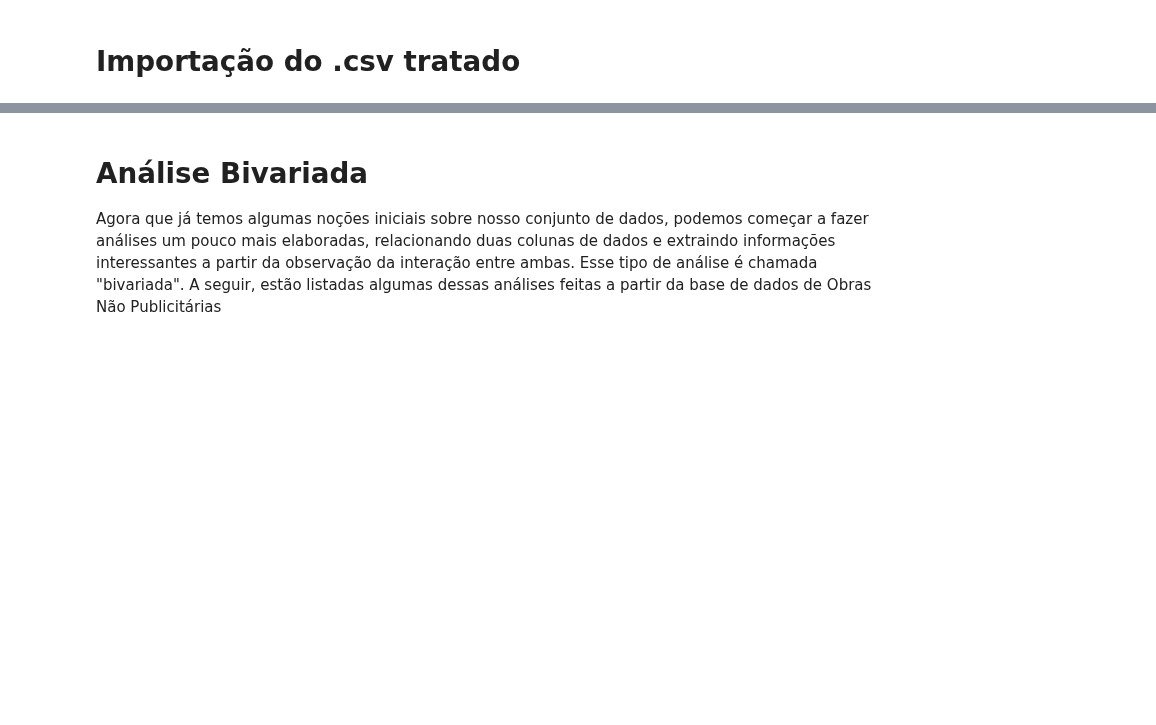
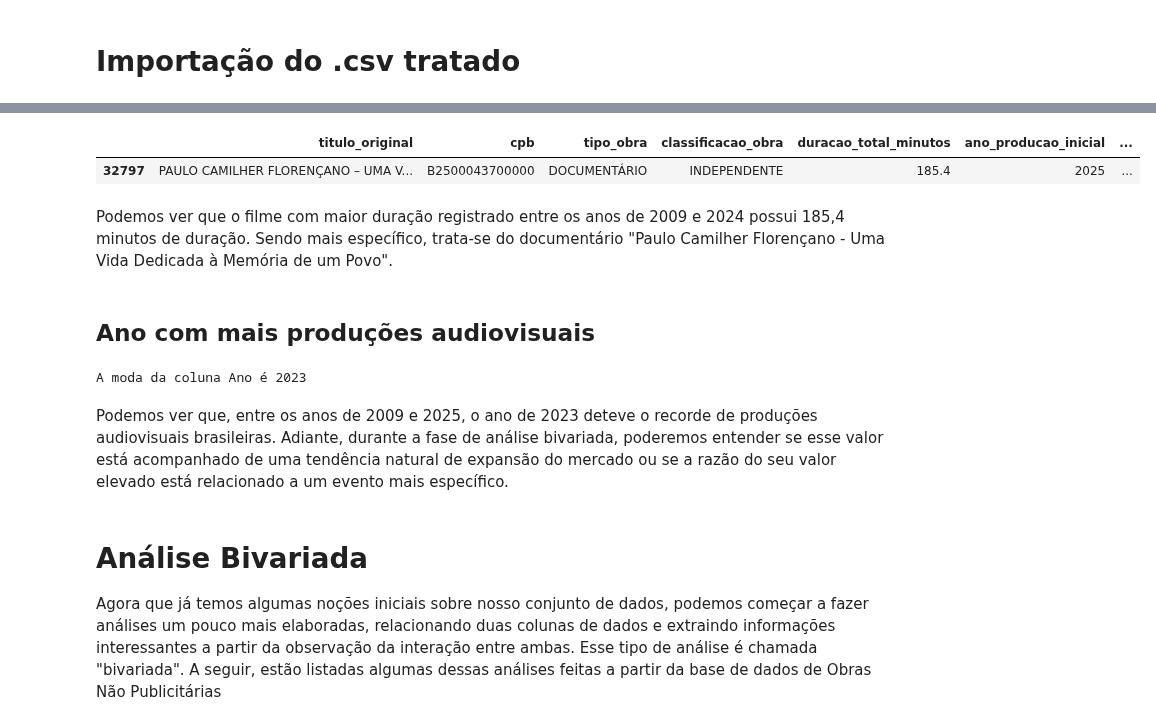
Before and after one commit to JamesIslan/analise-dados-ancine, a Jupyter notebook: src/analise/analise-obras.ipynb, the cells around one changed output, grey strips where cells are left out. Drawn from its saved outputs; the diff is of its cells as text; code cells hidden in the pictures; blank space fills up the shorter version.

```diff
--- a/src/analise/analise-obras.ipynb
+++ b/src/analise/analise-obras.ipynb
@@ -17,3 +47,19 @@ df.head()
+# %%
+df[df['duracao_total_minutos'] == duracao_maxima]
+# %% [output]
+|  | titulo_original | cpb | tipo_obra | classificacao_obra | duracao_total_minutos | ano_producao_inicial | ... |
+| 32797 | PAULO CAMILHER FLORENÇANO – UMA V... | B2500043700000 | DOCUMENTÁRIO | INDEPENDENTE | 185.4 | 2025 | ... |
+# %% [markdown]
+Podemos ver que o filme com maior duração registrado entre os anos de 2009 e 2024 possui 185,4 minutos de duração. Sendo mais específico, trata-se do documentário "Paulo Camilher Florençano - Uma Vida Dedicada à Memória de um Povo".
+# %% [markdown]
+## Ano com mais produções audiovisuais
+# %%
+moda = df['ano_producao_inicial'].mode()[0]
+print(f'A moda da coluna Ano é {moda}')
+# %% [output]
+A moda da coluna Ano é 2023
+# %% [markdown]
+Podemos ver que, entre os anos de 2009 e 2025, o ano de 2023 deteve o recorde de produções audiovisuais brasileiras. Adiante, durante a fase de análise bivariada, poderemos entender se esse valor está acompanhado de uma tendência natural de expansão do mercado ou se a razão do seu valor elevado está relacionado a um evento mais específico.
 # %% [markdown]
 # Análise Bivariada
 Agora que já temos algumas noções iniciais sobre nosso conjunto de dados, podemos começar a fazer análises um pouco mais elaboradas, relacionando duas colunas de dados e extraindo informações interessantes a partir da observação da interação entre ambas. Esse tipo de análise é chamada "bivariada". A seguir, estão listadas algumas dessas análises feitas a partir da base de dados de Obras Não Publicitárias
```
Also changed, not shown: parts of 9 cells of this notebook.
